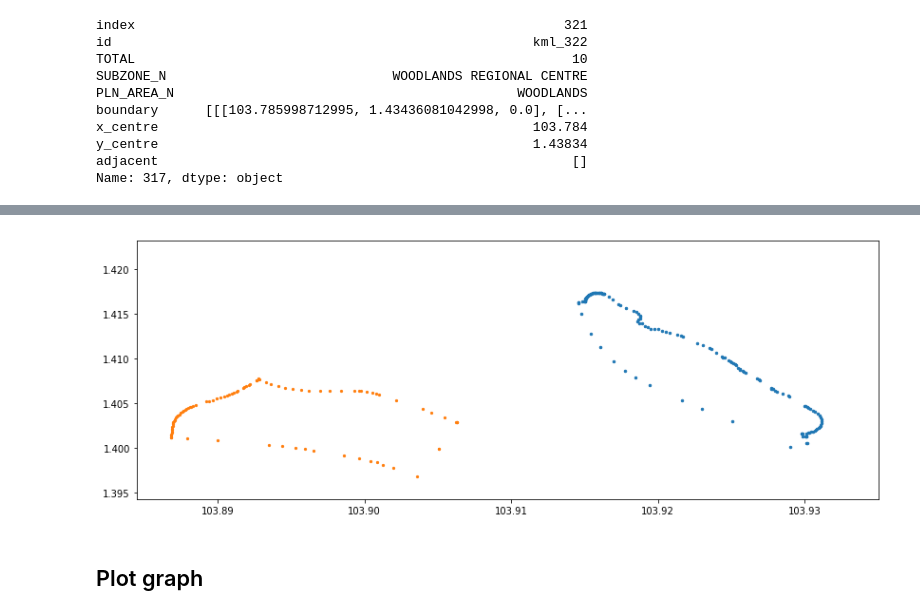
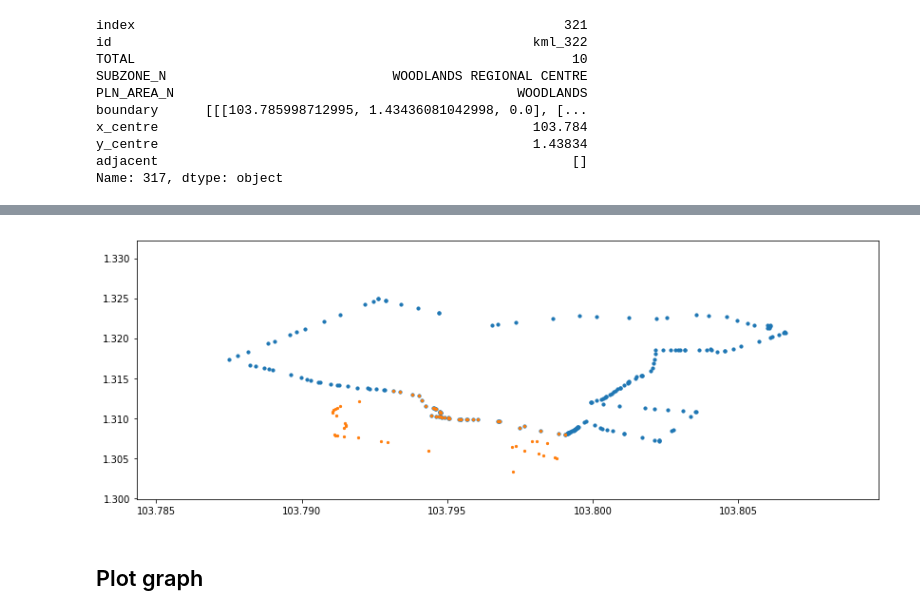
Before and after one commit to tonghuikang/draw-sgp-electoral-boundaries, a Jupyter notebook: preprocessing/process_kml.ipynb, the cells around one changed output, grey strips where cells are left out. Saved outputs shown, nothing was run; the diff lists cells and outputs as text; code cells hidden in the pictures.

```diff
--- a/preprocessing/process_kml.ipynb
+++ b/preprocessing/process_kml.ipynb
@@ -301,14 +301,19 @@ adjacent                                                     []
 Name: 317, dtype: object
 # %%
 shared_params_col = []
+adj_filtered_col = []
 for index, row in df.iterrows():
     shared_params = []
+    adj_filtered = []
     for adj_index in row["adjacent"]:
         shared_param = compute_shared_parameter(df.at[index, "boundary"],
                                                 df.at[adj_index, "boundary"])
         if shared_param == 0: continue
+        adj_filtered.append(adj_index)
         shared_params.append(shared_param)
+    adj_filtered_col.append(adj_filtered)
     shared_params_col.append(shared_params)
+df["adjacent"] = adj_filtered_col
 df["shared_param"] = shared_params_col
 df.sample(5)
 # %% [output]
@@ -321,15 +326,15 @@ df.sample(5)
 # %%
 from collections import defaultdict
-b1 = [row for index, row in df.iterrows()][300]["boundary"]
-b2 = [row for index, row in df.iterrows()][273]["boundary"]
+b1 = [row for index, row in df.iterrows()][138]["boundary"]
+b2 = [row for index, row in df.iterrows()][60]["boundary"]
 plt.figure(figsize=(14,5))
 plt.scatter([x for x,_,_ in b1[0]],
-            [y for _,y,_ in b1[0]], s=6)
+            [y for _,y,_ in b1[0]], s=10)
 plt.scatter([x for x,_,_ in b2[0]],
             [y for _,y,_ in b2[0]], s=5)
 plt.show()
 # %% [output]
-[figure, old version]
+[figure, new version]
 # %% [markdown]
 ## Plot graph
 # %%
```
Also changed, not shown: parts of 7 cells of this notebook, 2 other files.
